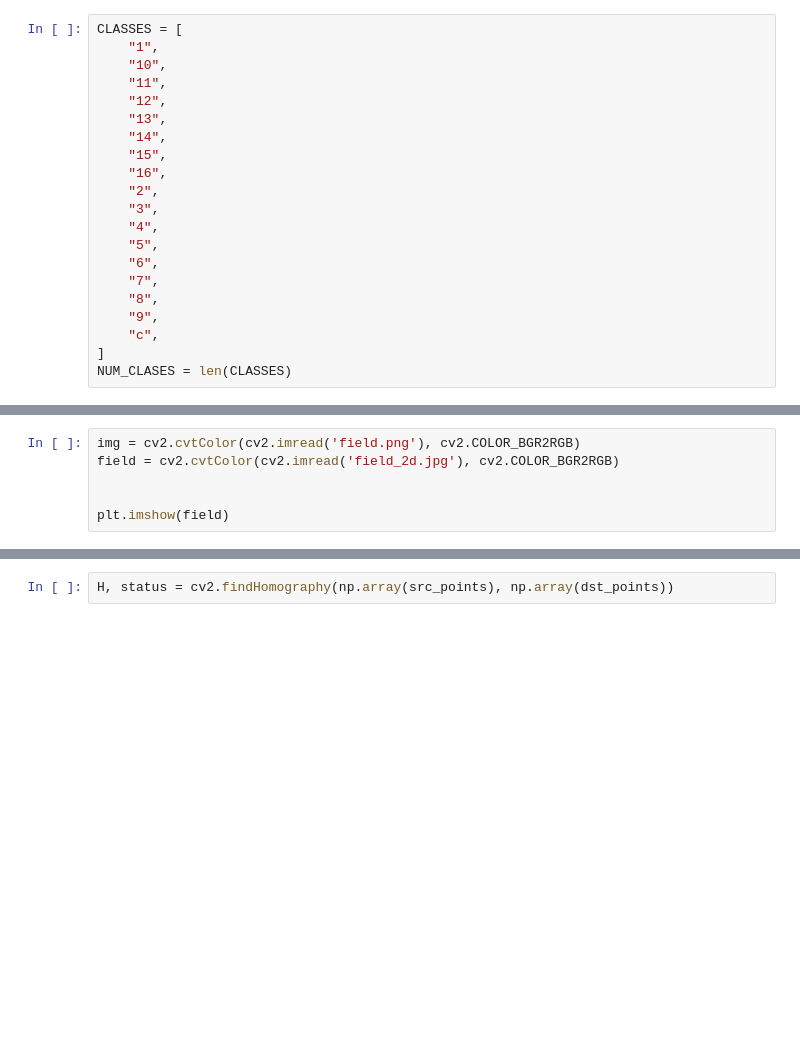
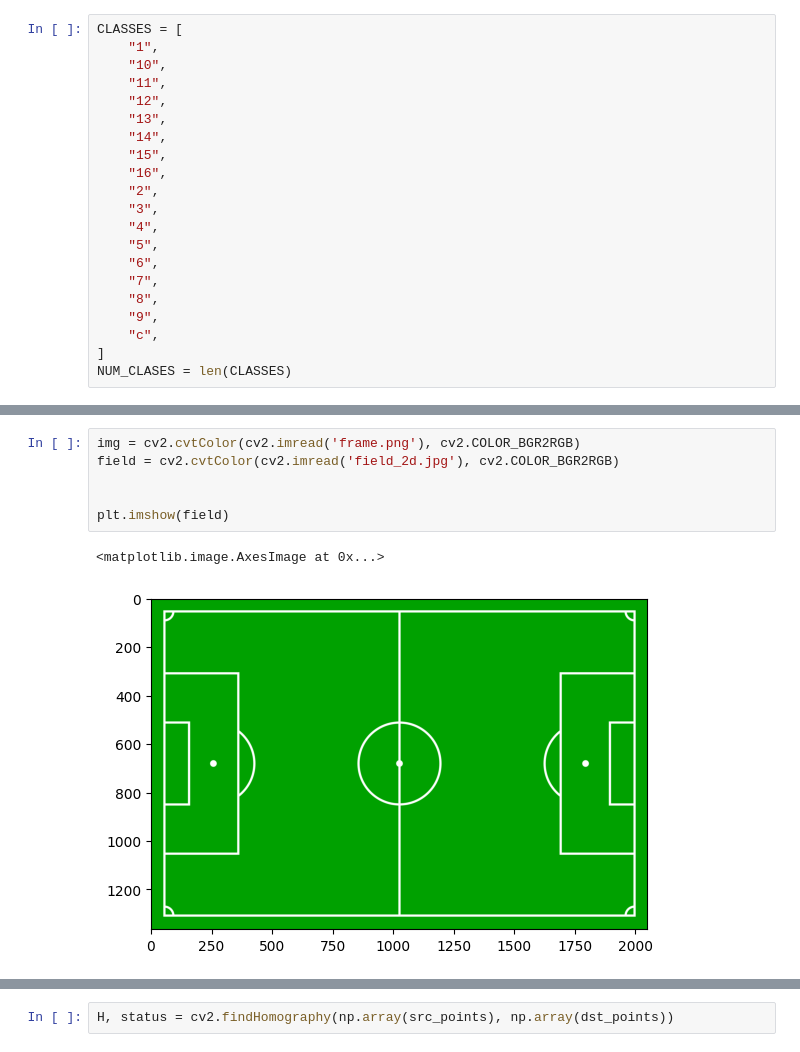
Before and after one commit to Fer14/futstats, a Jupyter notebook: homography/yolo_homograpy.ipynb, the cells around one changed output, grey strips where cells are left out. Drawn from its saved outputs; the diff is of its cells as text; blank space fills up the shorter version.

```diff
--- a/homography/yolo_homograpy.ipynb
+++ b/homography/yolo_homograpy.ipynb
@@ -52,9 +40,12 @@ model = models.get("yolo_nas_l",
 # %%
-img = cv2.cvtColor(cv2.imread('field.png'), cv2.COLOR_BGR2RGB)
+img = cv2.cvtColor(cv2.imread('frame.png'), cv2.COLOR_BGR2RGB)
 field = cv2.cvtColor(cv2.imread('field_2d.jpg'), cv2.COLOR_BGR2RGB)
 
 
 plt.imshow(field)
+# %% [output]
+<matplotlib.image.AxesImage at 0x...>
+[figure, added]
 # %%
 results = list(model.predict(img, conf=0.25))[0]
 detections = Detection.from_yoloNas(pred=results)
```
Also changed, not shown: parts of 17 cells of this notebook, 3 other files.
